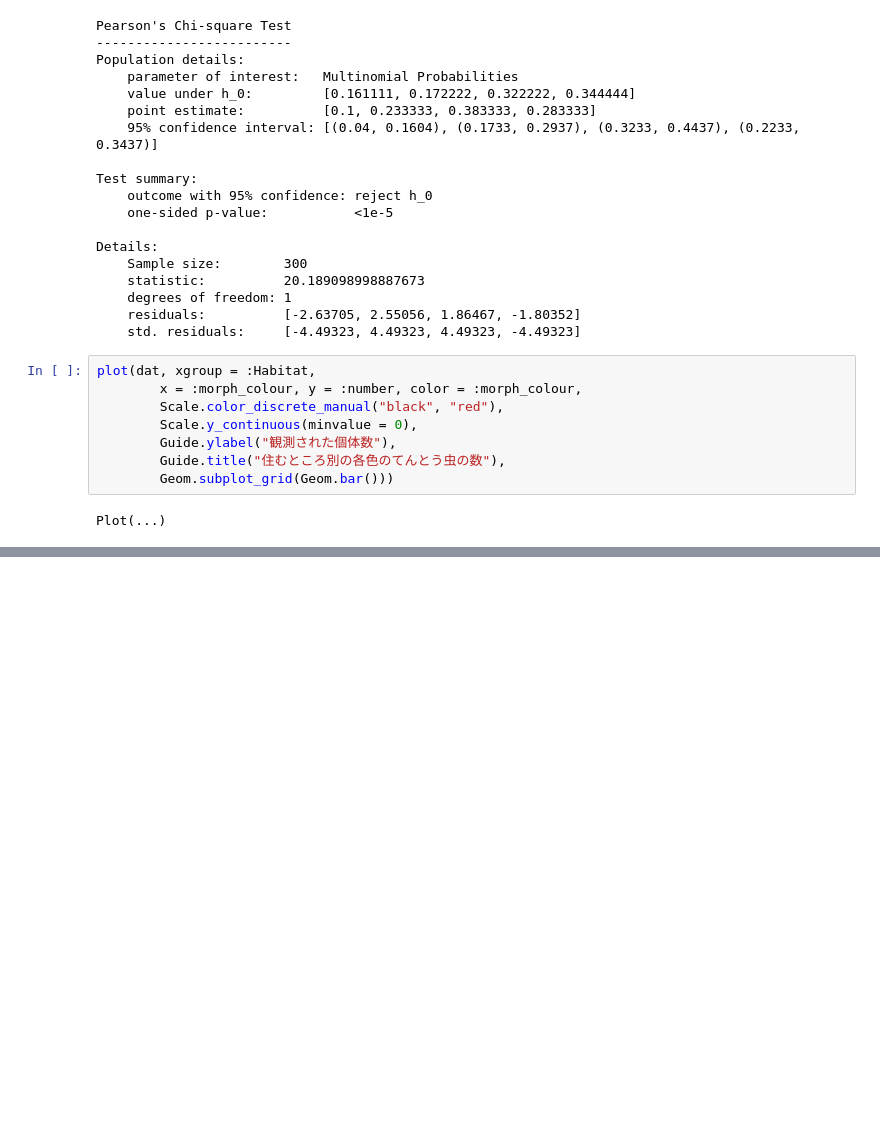
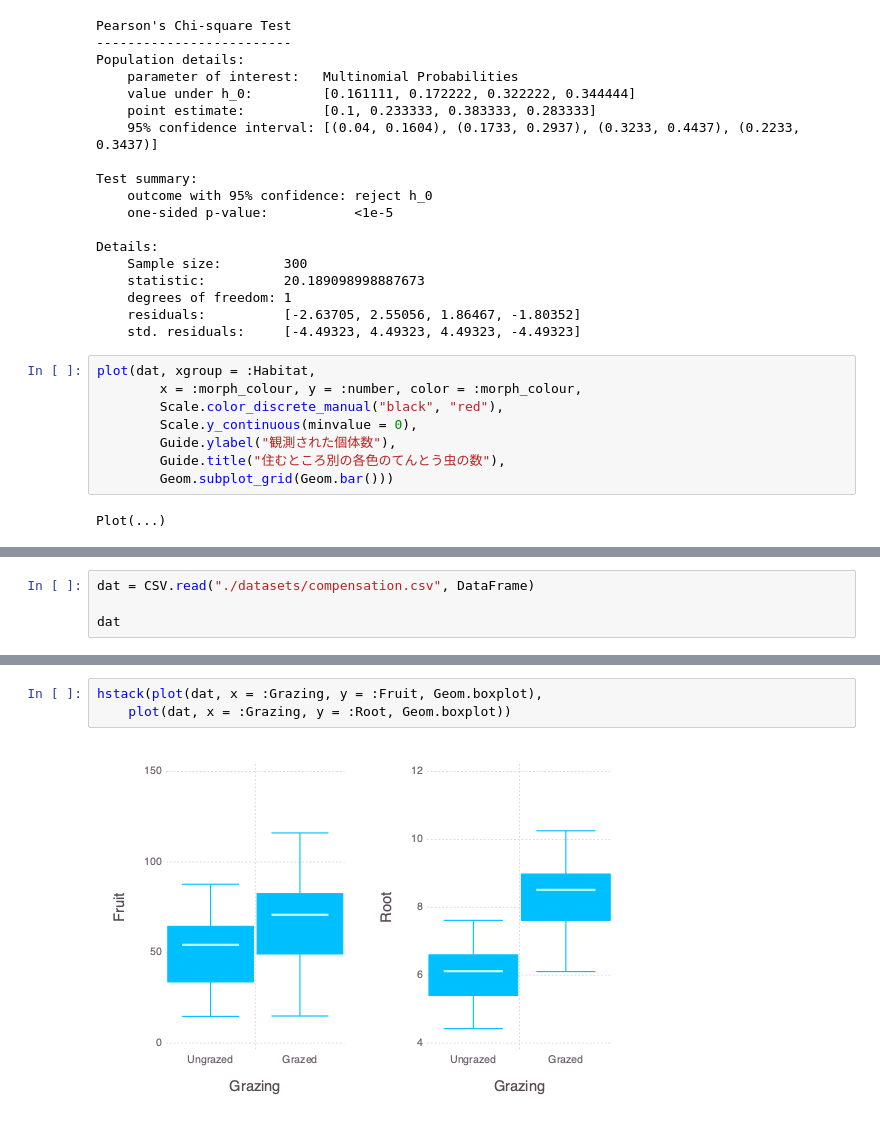
Before and after one commit to takanorifukuyama/julia-statistics, a Jupyter notebook: 統計解析.ipynb, the cells around one changed output, grey strips where cells are left out. Drawn from its saved outputs; the diff is of its cells as text; blank space fills up the shorter version.

```diff
--- a/統計解析.ipynb
+++ b/統計解析.ipynb
@@ -135,0 +146,4 @@ Plot(...)
+# %%
+dat = CSV.read("./datasets/compensation.csv", DataFrame)
+
+dat
@@ -135,0 +188,5 @@ Plot(...)
+# %%
+hstack(plot(dat, x = :Grazing, y = :Fruit, Geom.boxplot),
+    plot(dat, x = :Grazing, y = :Root, Geom.boxplot))
+# %% [output]
+[figure, added]
```
Also changed, not shown: parts of 15 cells of this notebook, 1 other file.
